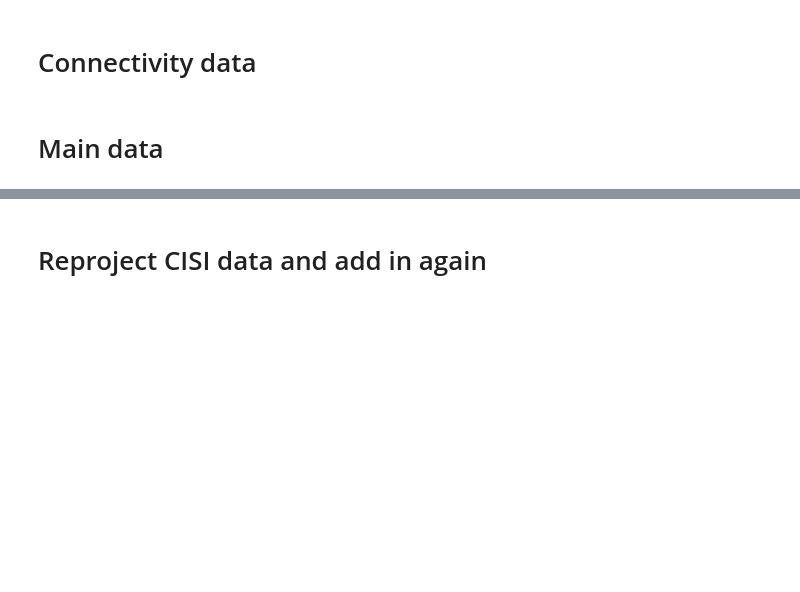
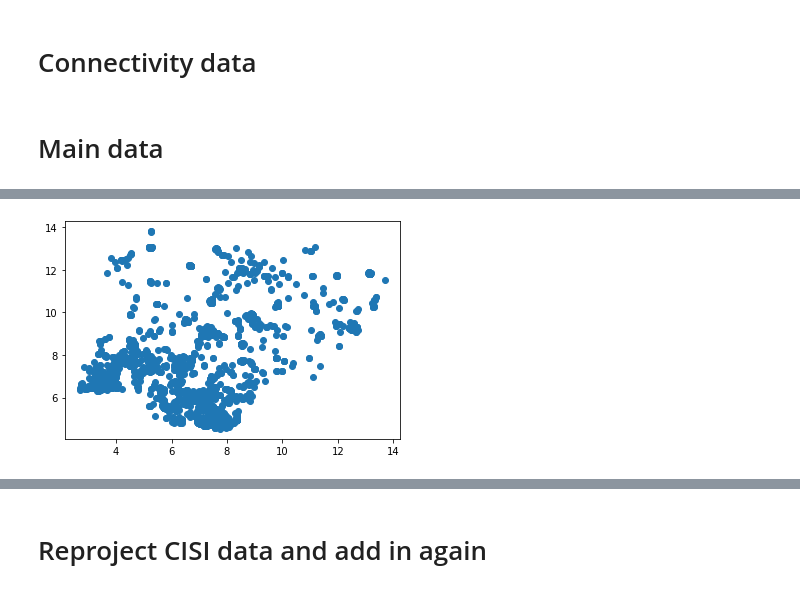
Before and after one commit to DSSGxUK/s22_savethechildren, a Jupyter notebook: notebooks/data_cleaning_v2.ipynb, the cells around one changed output, grey strips where cells are left out. Cells and saved outputs as stored; diff of their text form; code cells hidden in the pictures; blank space fills up the shorter version.

```diff
--- a/notebooks/data_cleaning_v2.ipynb
+++ b/notebooks/data_cleaning_v2.ipynb
@@ -151,3 +159,8 @@ nga_speed_df = pd.read_csv(connectivity_dir / "speedtest_nga.csv")
+# %%
+plt.scatter(nga_speed_df.long,nga_speed_df.lat)
+plt.show()
+# %% [output]
+[figure, added]
 # %%
 nga_speed_df = (
     nga_speed_df[
```
Also changed, not shown: parts of 19 cells of this notebook, 5 other files.
